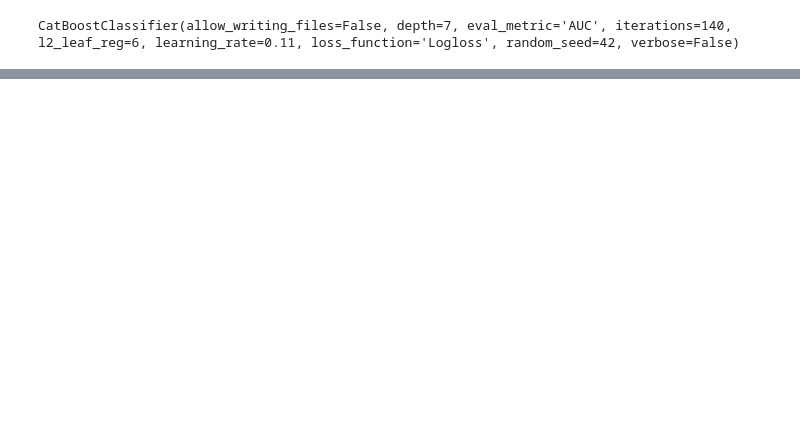
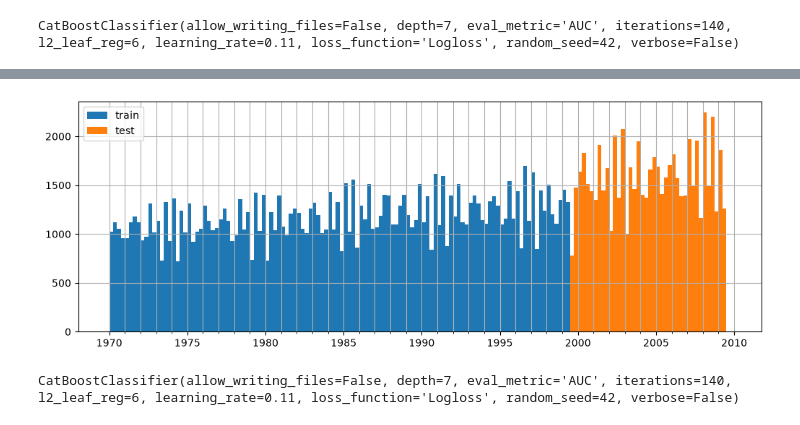
Before and after one commit to SanSanychSeva/step1_qualification, a Jupyter notebook: notebooks/Solution_B_Inheritance.ipynb, the cells around one changed output, grey strips where cells are left out. Cells and saved outputs as stored; diff of their text form; code cells hidden in the pictures; blank space fills up the shorter version.

```diff
--- a/notebooks/Solution_B_Inheritance.ipynb
+++ b/notebooks/Solution_B_Inheritance.ipynb
@@ -246,0 +343,5 @@ FYI: submission.csv has been saved OK!
+# %%
+timestep = 60
+
+train['td'] = pd.to_datetime(train.event_time * timestep, unit='s')
+test['td'] = pd.to_datetime(test.event_time   * timestep, unit='s')
@@ -246,0 +370,15 @@ FYI: submission.csv has been saved OK!
+# %%
+time_bins = pd.date_range(start="1970-01-01", end="2009-12-31", freq="QS")
+
+plt.figure(figsize=(10,3.5), layout='constrained')
+
+plt.hist(train.td, bins=time_bins, label='train')
+plt.hist(test.td, bins=time_bins, label='test')
+
+plt.xticks([pd.to_datetime(str(year) + '-01-01') for year in range(1970, 2011)], minor=True)
+plt.grid(which='both')
+
+plt.legend(loc='upper left')
+plt.show()
+# %% [output]
+[figure, added]
@@ -246,0 +401,8 @@ FYI: submission.csv has been saved OK!
+# %%
+baseline_model.fit(
+    cv_train[features + features_seasonal],
+    cv_train["target"],
+    cat_features=[(features + features_seasonal).index(c) for c in (cat_features + features_seasonal)],
+)
+# %% [output]
+CatBoostClassifier(allow_writing_files=False, depth=7, eval_metric='AUC', iterations=140, l2_leaf_reg=6, learning_rate=0.11, loss_function='Logloss', random_seed=42, verbose=False)
```
Also changed, not shown: parts of 41 cells of this notebook, 1 other file.
